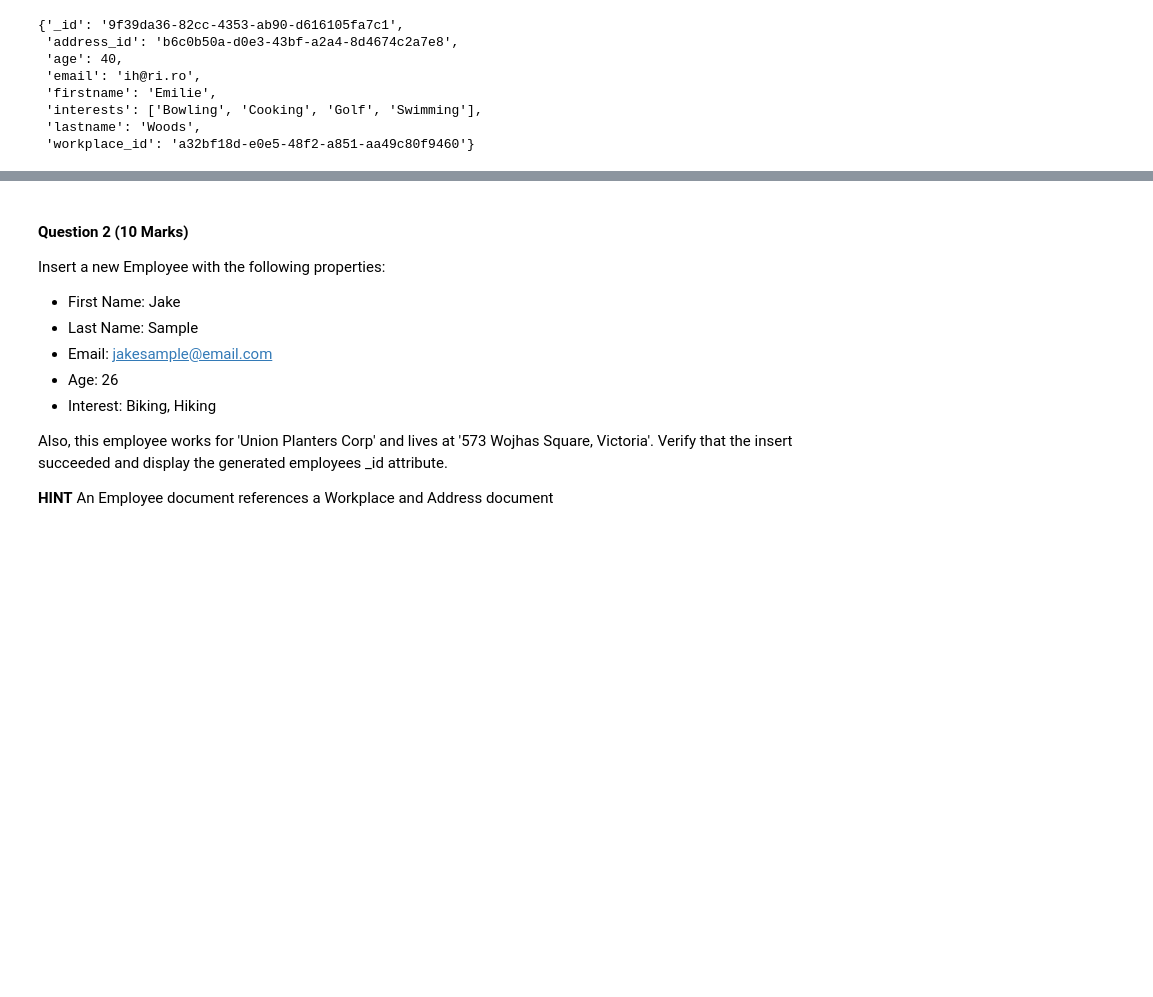
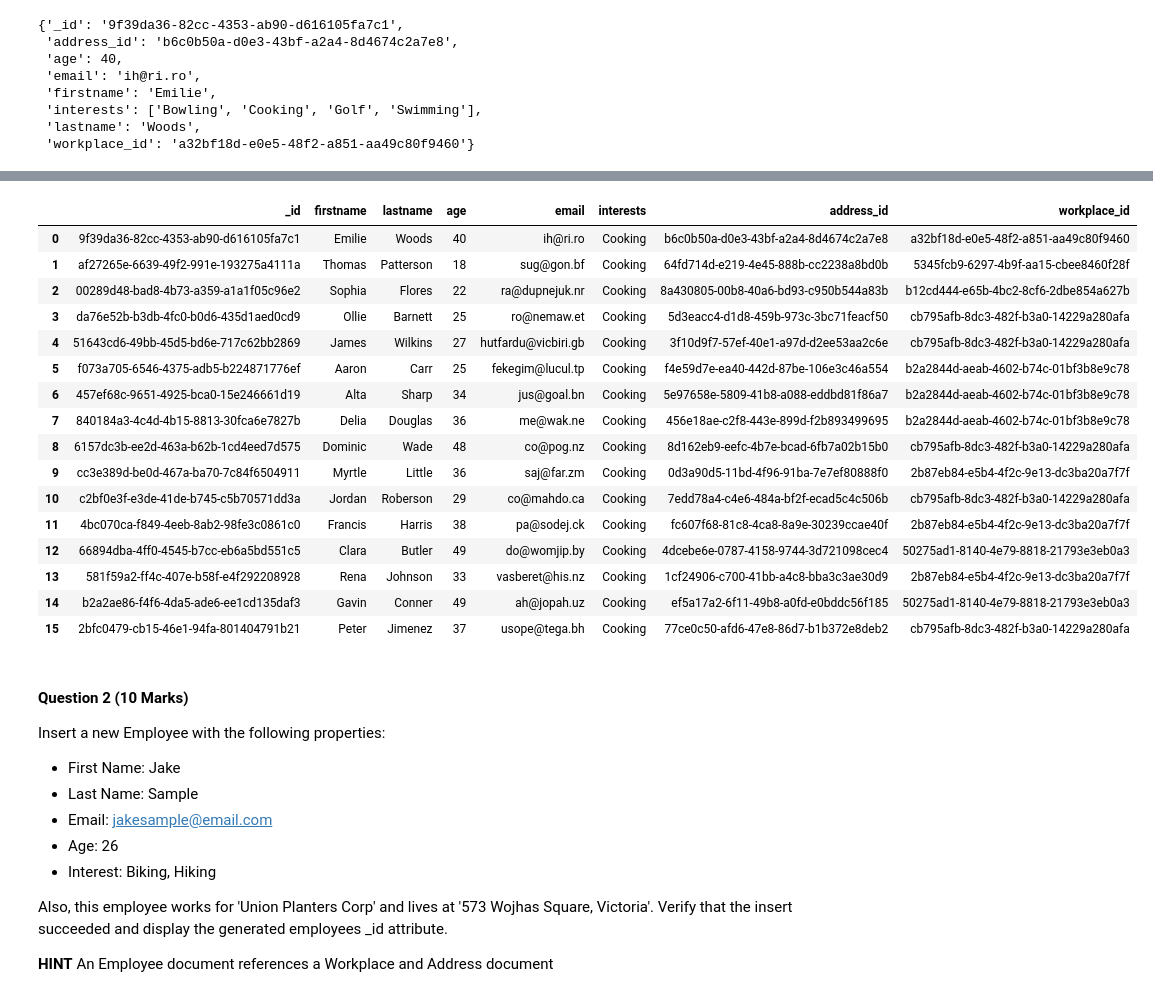
Before and after one commit to brunocgf/CertificationUT_DS, a Jupyter notebook: BigDataMS&T/Module02/assignment1.ipynb, the cells around one changed output, grey strips where cells are left out. Cells and saved outputs as stored; diff of their text form; code cells hidden in the pictures; blank space fills up the shorter version.

```diff
--- a/BigDataMS&T/Module02/assignment1.ipynb
+++ b/BigDataMS&T/Module02/assignment1.ipynb
@@ -112,3 +132,30 @@ pprint.pprint(client.assignment1.employee.find_one())
+# %%
+# In the second option, first I match with age, then unwind by interest and finally match by interest.
+pipeline = [
+    {"$match": {'age': {'$lte': 50}}},
+    {"$unwind": "$interests"},
+    {"$match": {'interests': "Cooking"}},
+]
+cursor = db.employee.aggregate(pipeline)
+pd.DataFrame(list(cursor))
+# %% [output]
+|  | _id | firstname | lastname | age | email | interests | address_id | workplace_id |
+| 0 | 9f39da36-82cc-4353-ab90-d616105fa7c1 | Emilie | Woods | 40 | ih@ri.ro | Cooking | b6c0b50a-d0e3-43bf-a2a4-8d4674c2a7e8 | a32bf18d-e0e5-48f2-a851-aa49c80f9460 |
+| 1 | af27265e-6639-49f2-991e-193275a4111a | Thomas | Patterson | 18 | sug@gon.bf | Cooking | 64fd714d-e219-4e45-888b-cc2238a8bd0b | 5345fcb9-6297-4b9f-aa15-cbee8460f28f |
+| 2 | 00289d48-bad8-4b73-a359-a1a1f05c96e2 | Sophia | Flores | 22 | ra@dupnejuk.nr | Cooking | 8a430805-00b8-40a6-bd93-c950b544a83b | b12cd444-e65b-4bc2-8cf6-2dbe854a627b |
+| 3 | da76e52b-b3db-4fc0-b0d6-435d1aed0cd9 | Ollie | Barnett | 25 | ro@nemaw.et | Cooking | 5d3eacc4-d1d8-459b-973c-3bc71feacf50 | cb795afb-8dc3-482f-b3a0-14229a280afa |
+| 4 | 51643cd6-49bb-45d5-bd6e-717c62bb2869 | James | Wilkins | 27 | hutfardu@vicbiri.gb | Cooking | 3f10d9f7-57ef-40e1-a97d-d2ee53aa2c6e | cb795afb-8dc3-482f-b3a0-14229a280afa |
+| 5 | f073a705-6546-4375-adb5-b224871776ef | Aaron | Carr | 25 | fekegim@lucul.tp | Cooking | f4e59d7e-ea40-442d-87be-106e3c46a554 | b2a2844d-aeab-4602-b74c-01bf3b8e9c78 |
+| 6 | 457ef68c-9651-4925-bca0-15e246661d19 | Alta | Sharp | 34 | jus@goal.bn | Cooking | 5e97658e-5809-41b8-a088-eddbd81f86a7 | b2a2844d-aeab-4602-b74c-01bf3b8e9c78 |
+| 7 | 840184a3-4c4d-4b15-8813-30fca6e7827b | Delia | Douglas | 36 | me@wak.ne | Cooking | 456e18ae-c2f8-443e-899d-f2b893499695 | b2a2844d-aeab-4602-b74c-01bf3b8e9c78 |
+| 8 | 6157dc3b-ee2d-463a-b62b-1cd4eed7d575 | Dominic | Wade | 48 | co@pog.nz | Cooking | 8d162eb9-eefc-4b7e-bcad-6fb7a02b15b0 | cb795afb-8dc3-482f-b3a0-14229a280afa |
+| 9 | cc3e389d-be0d-467a-ba70-7c84f6504911 | Myrtle | Little | 36 | saj@far.zm | Cooking | 0d3a90d5-11bd-4f96-91ba-7e7ef80888f0 | 2b87eb84-e5b4-4f2c-9e13-dc3ba20a7f7f |
+| 10 | c2bf0e3f-e3de-41de-b745-c5b70571dd3a | Jordan | Roberson | 29 | co@mahdo.ca | Cooking | 7edd78a4-c4e6-484a-bf2f-ecad5c4c506b | cb795afb-8dc3-482f-b3a0-14229a280afa |
+| 11 | 4bc070ca-f849-4eeb-8ab2-98fe3c0861c0 | Francis | Harris | 38 | pa@sodej.ck | Cooking | fc607f68-81c8-4ca8-8a9e-30239ccae40f | 2b87eb84-e5b4-4f2c-9e13-dc3ba20a7f7f |
+| 12 | 66894dba-4ff0-4545-b7cc-eb6a5bd551c5 | Clara | Butler | 49 | do@womjip.by | Cooking | 4dcebe6e-0787-4158-9744-3d721098cec4 | 50275ad1-8140-4e79-8818-21793e3eb0a3 |
+| 13 | 581f59a2-ff4c-407e-b58f-e4f292208928 | Rena | Johnson | 33 | vasberet@his.nz | Cooking | 1cf24906-c700-41bb-a4c8-bba3c3ae30d9 | 2b87eb84-e5b4-4f2c-9e13-dc3ba20a7f7f |
+| 14 | b2a2ae86-f4f6-4da5-ade6-ee1cd135daf3 | Gavin | Conner | 49 | ah@jopah.uz | Cooking | ef5a17a2-6f11-49b8-a0fd-e0bddc56f185 | 50275ad1-8140-4e79-8818-21793e3eb0a3 |
+| 15 | 2bfc0479-cb15-46e1-94fa-801404791b21 | Peter | Jimenez | 37 | usope@tega.bh | Cooking | 77ce0c50-afd6-47e8-86d7-b1b372e8deb2 | cb795afb-8dc3-482f-b3a0-14229a280afa |
 # %% [markdown]
 #### Question 2  (10 Marks)
 
```
Also changed, not shown: parts of 18 cells of this notebook, 1 other file.
